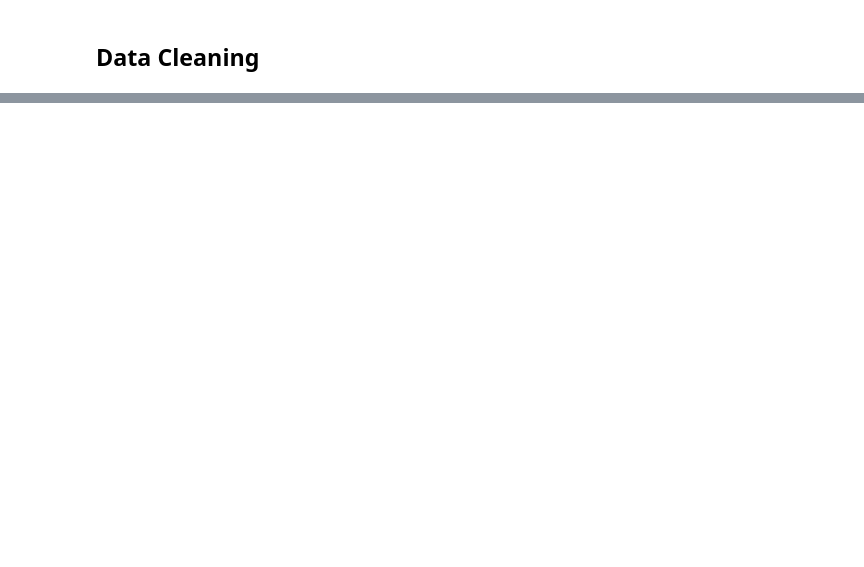
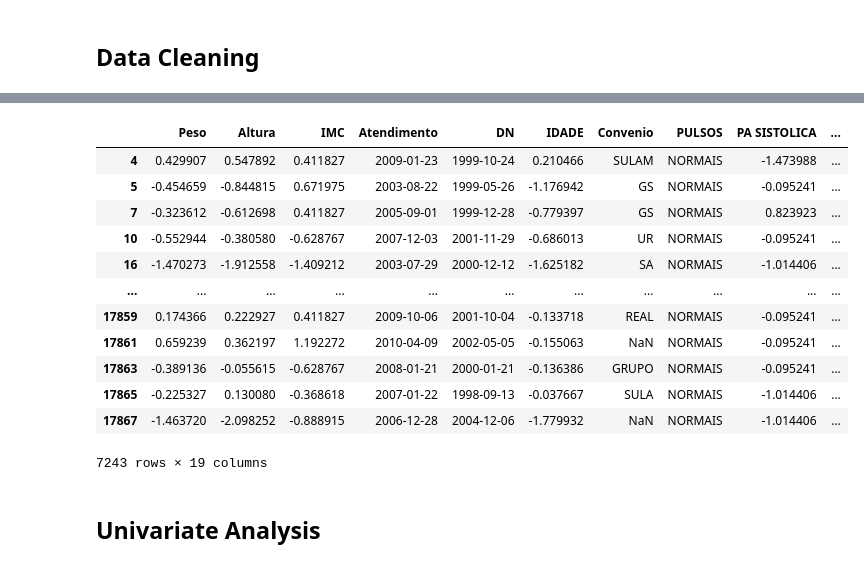
Before and after one commit to Proenca13/Project_FDS, a Jupyter notebook: PredictingCardiacDiseasesChildren.ipynb, the cells around one changed output, grey strips where cells are left out. Saved outputs shown, nothing was run; the diff lists cells and outputs as text; code cells hidden in the pictures; blank space fills up the shorter version.

```diff
--- a/PredictingCardiacDiseasesChildren.ipynb
+++ b/PredictingCardiacDiseasesChildren.ipynb
@@ -512,0 +486,22 @@ df
+# %%
+scaler = StandardScaler()
+df_scaled = df.copy()
+df_scaled[numeric_cols] = scaler.fit_transform(df[numeric_cols])
+# %%
+df_scaled
+# %% [output]
+|  | Peso | Altura | IMC | Atendimento | DN | IDADE | Convenio | PULSOS | PA SISTOLICA | ... |
+| 4 | 0.429907 | 0.547892 | 0.411827 | 2009-01-23 | 1999-10-24 | 0.210466 | SULAM | NORMAIS | -1.473988 | ... |
+| 5 | -0.454659 | -0.844815 | 0.671975 | 2003-08-22 | 1999-05-26 | -1.176942 | GS | NORMAIS | -0.095241 | ... |
+| 7 | -0.323612 | -0.612698 | 0.411827 | 2005-09-01 | 1999-12-28 | -0.779397 | GS | NORMAIS | 0.823923 | ... |
+| 10 | -0.552944 | -0.380580 | -0.628767 | 2007-12-03 | 2001-11-29 | -0.686013 | UR | NORMAIS | -0.095241 | ... |
+| 16 | -1.470273 | -1.912558 | -1.409212 | 2003-07-29 | 2000-12-12 | -1.625182 | SA | NORMAIS | -1.014406 | ... |
+| ... | ... | ... | ... | ... | ... | ... | ... | ... | ... | ... |
+| 17859 | 0.174366 | 0.222927 | 0.411827 | 2009-10-06 | 2001-10-04 | -0.133718 | REAL | NORMAIS | -0.095241 | ... |
+| 17861 | 0.659239 | 0.362197 | 1.192272 | 2010-04-09 | 2002-05-05 | -0.155063 | NaN | NORMAIS | -0.095241 | ... |
+| 17863 | -0.389136 | -0.055615 | -0.628767 | 2008-01-21 | 2000-01-21 | -0.136386 | GRUPO | NORMAIS | -0.095241 | ... |
+| 17865 | -0.225327 | 0.130080 | -0.368618 | 2007-01-22 | 1998-09-13 | -0.037667 | SULA | NORMAIS | -1.014406 | ... |
+| 17867 | -1.463720 | -2.098252 | -0.888915 | 2006-12-28 | 2004-12-06 | -1.779932 | NaN | NORMAIS | -1.014406 | ... |
+7243 rows × 19 columns
+# %% [markdown]
+## Univariate Analysis
```
Also changed, not shown: parts of 19 cells of this notebook, 1 other file.
